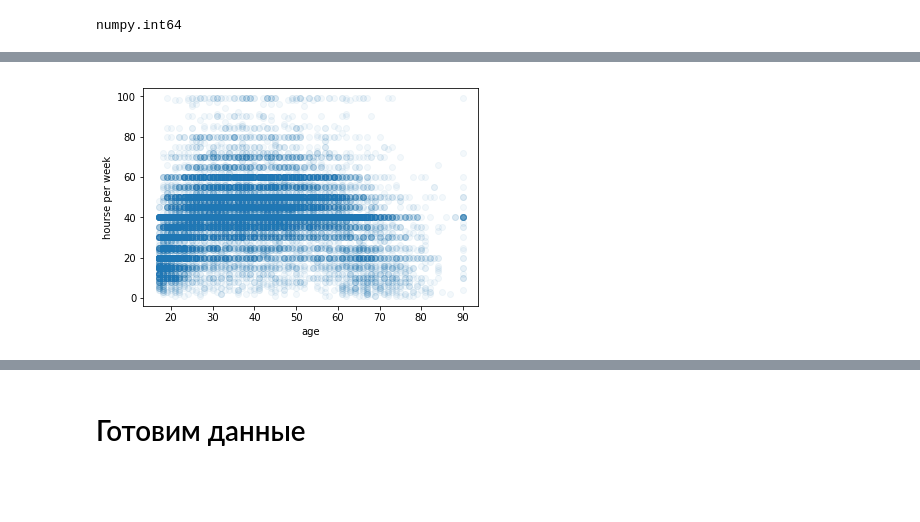
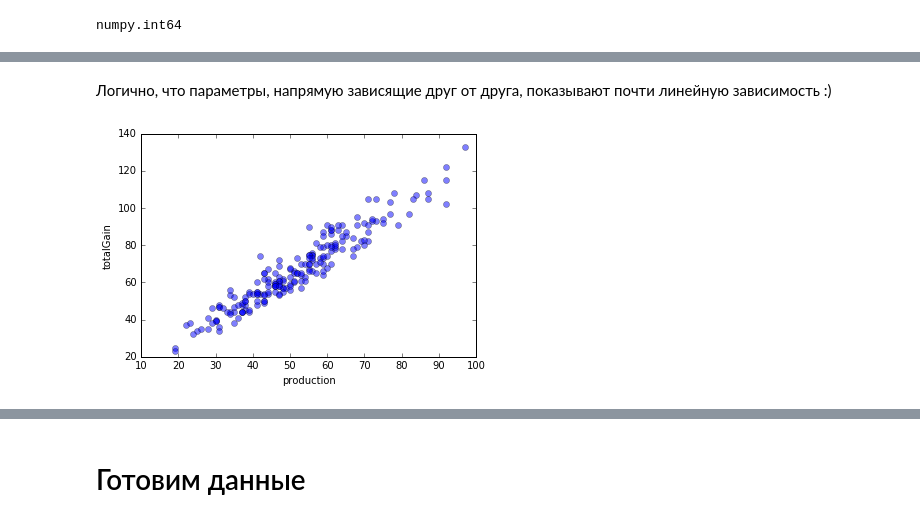
Before and after one commit to Venopacman/ml_lessons, a Jupyter notebook: notebooks/First_lesson.ipynb, the cells around one changed output, grey strips where cells are left out. Drawn from its saved outputs; the diff is of its cells as text; code cells hidden in the pictures; blank space fills up the shorter version.

```diff
--- a/notebooks/First_lesson.ipynb
+++ b/notebooks/First_lesson.ipynb
@@ -13,0 +6,12 @@ data = pd.read_csv('../data/catan/catanstats.csv', sep = ',', engine = 'python')
+# %%
+data = pd.read_csv('../data/catan/catanstats.csv', sep = ',', engine = 'python',\
+                   names=['gameNum', 'player', 'points', 'me', '2', '3', '4', '5', '6', '7', '8',\
+                          '9', '10', '11', '12', 'settlement1_resourse_1_dice', 'settlement1_resourse_1_name',\
+                          'settlement1_resourse_2_dice', 'settlement1_resourse_2_name',\
+                          'settlement1_resourse_3_dice', 'settlement1_resourse_3_name',\
+                          'settlement2_resourse_1_dice', 'settlement2_resourse_1_name',\
+                          'settlement2_resourse_2_dice', 'settlement2_resourse_2_name',\
+                          'settlement2_resourse_3_dice', 'settlement2_resourse_3_name',\
+                          'production', 'tradeGain', 'robberCardsGain',
+                          'totalGain', 'tradeLoss', 'robberCardsLoss', 'tribute', 'totalLoss',\
+                          'totalAvailable'], header = 0)
@@ -204,7 +253,9 @@ data.corr()
+# %% [markdown]
+Логично, что параметры, напрямую зависящие друг от друга, показывают почти линейную зависимость :)
 # %%
-plt.plot(data['age'], data['hours-per-week'], 'o', alpha = 0.05)
-plt.xlabel('age')
-plt.ylabel('hourse per week')
+plt.plot(data['production'], data['totalGain'], 'o', alpha = 0.5)
+plt.xlabel('production')
+plt.ylabel('totalGain')
 pass
 # %% [output]
-[figure, old version]
+[figure, new version]
```
Also changed, not shown: parts of 89 cells of this notebook.
